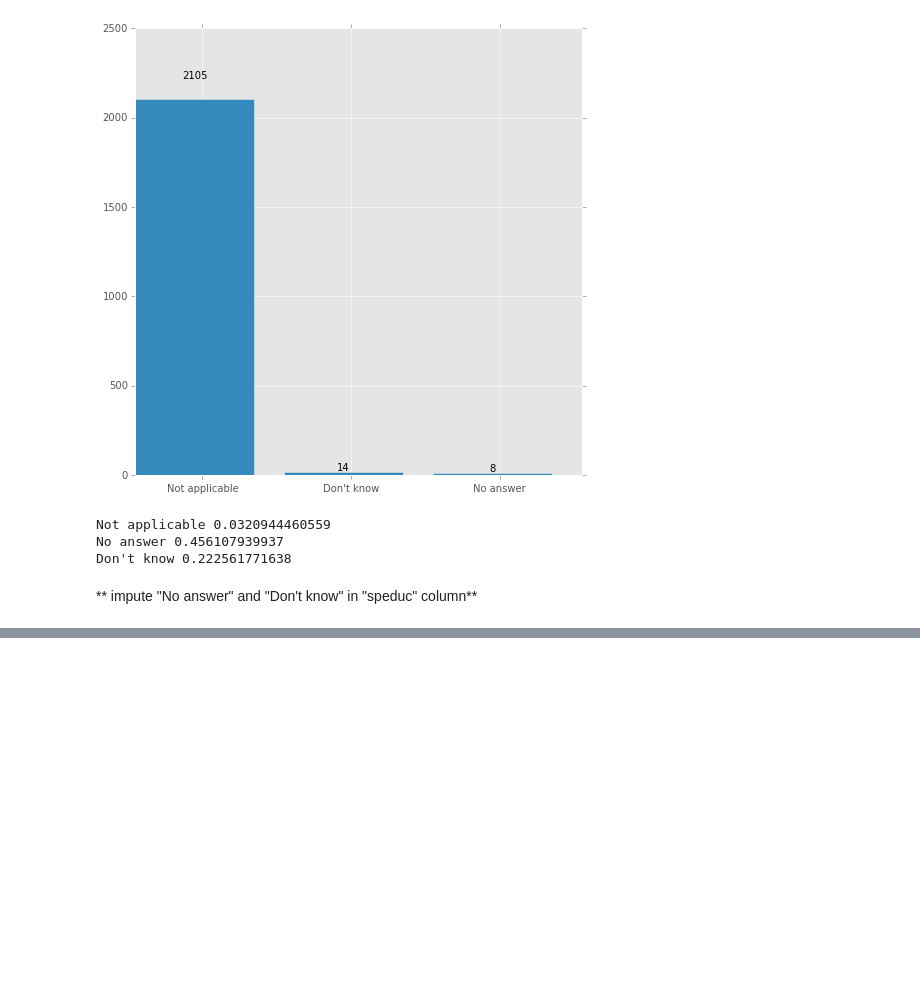
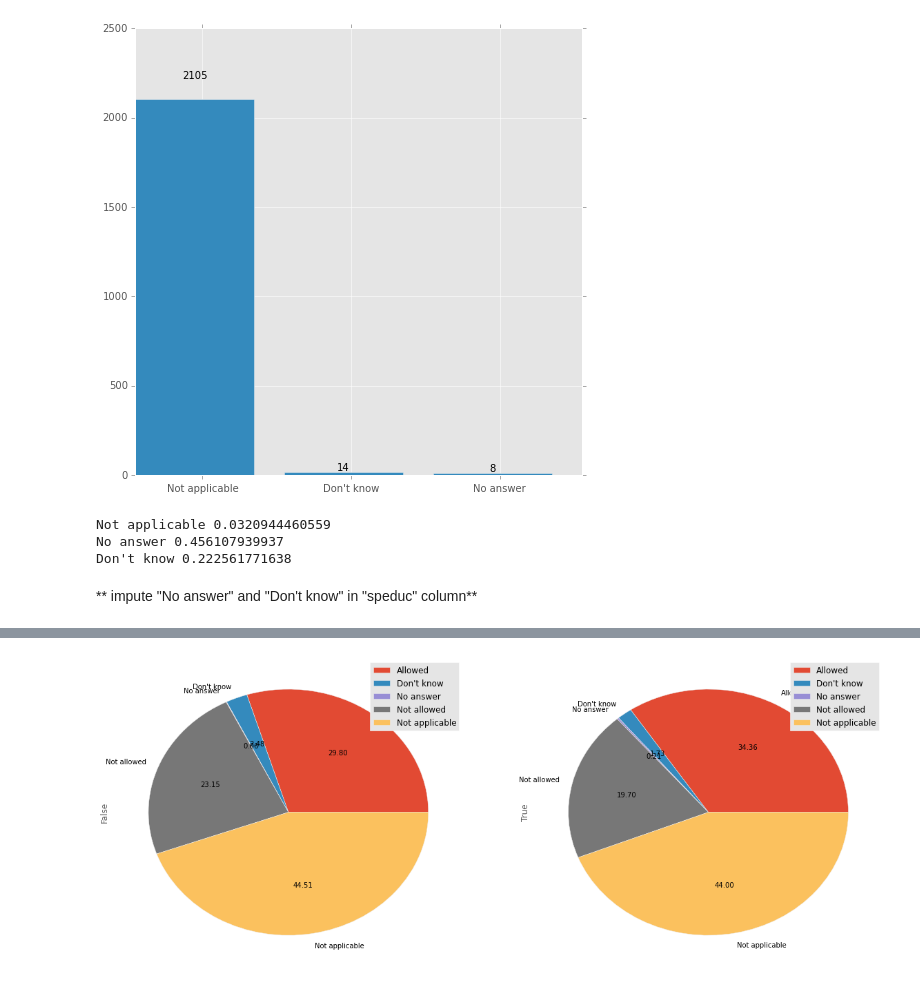
Before and after one commit to banjopickin/women_workforce, a Jupyter notebook: tidy_survey.ipynb, the cells around one changed output, grey strips where cells are left out. Cells and saved outputs as stored; diff of their text form; code cells hidden in the pictures; blank space fills up the shorter version.

```diff
--- a/tidy_survey.ipynb
+++ b/tidy_survey.ipynb
@@ -142,0 +138,4 @@ Name: employed, dtype: bool
+# %%
+pie_chart(sv.data.employed, sv.data.colath)
+# %% [output]
+[figure, added]
```
Also changed, not shown: parts of 7 cells of this notebook, 1 other file.
